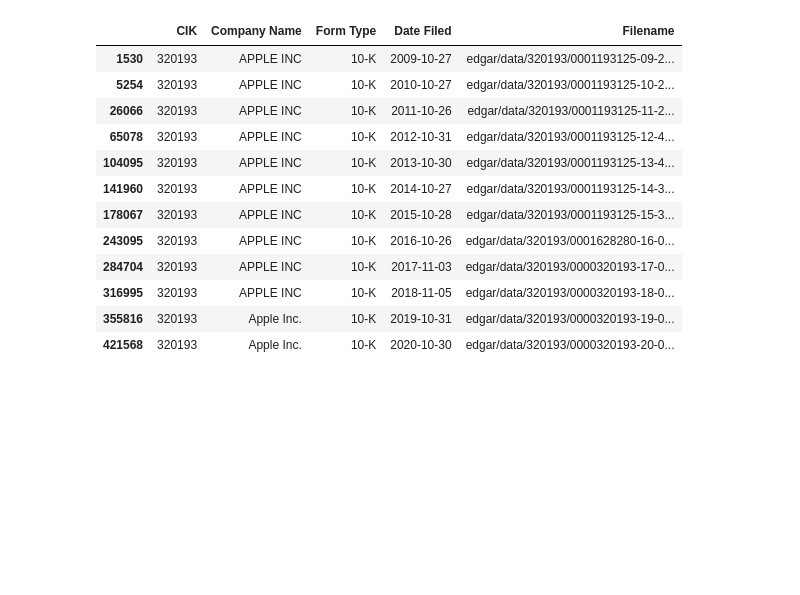
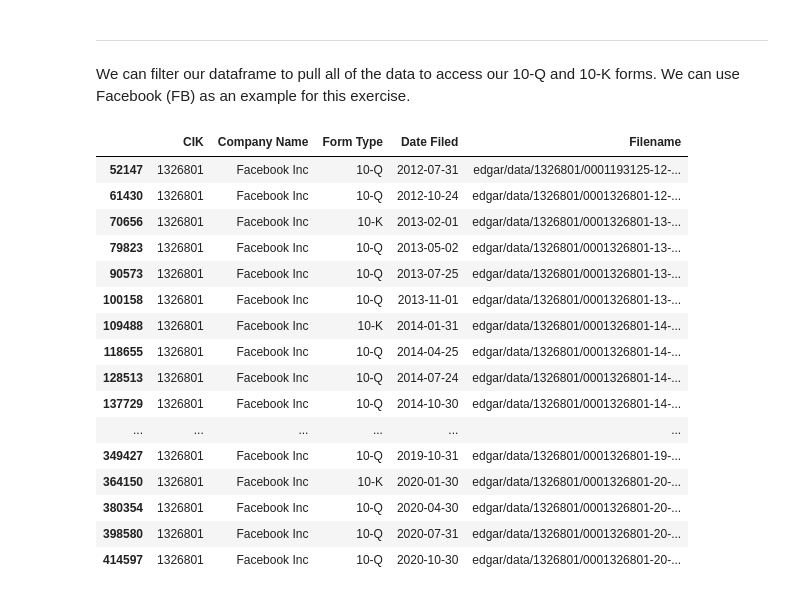
Before and after one commit to MichaelHotaling/DSC-Classes, a Jupyter notebook: DSC540/Finals/DSC540 Final.ipynb, the cells around one changed output. Drawn from its saved outputs; the diff is of its cells as text; code cells hidden in the pictures; blank space fills up the shorter version.

Commit message:
Parsing Data from EDGAR

```diff
--- a/DSC540/Finals/DSC540 Final.ipynb
+++ b/DSC540/Finals/DSC540 Final.ipynb
@@ -57,18 +132,27 @@ for i in range(2000,2021):
+# %% [markdown]
+---
+
+We can filter our dataframe to pull all of the data to access our 10-Q and 10-K forms. We can use Facebook (FB) as an example for this exercise.
 # %%
-desired_ticker = "AAPL"
+desired_ticker = "FB"
 
-super_frame[(super_frame['Form Type'] == "10-K") & (super_frame['CIK'] == ticker_to_cik(desired_ticker))]
+super_frame[((super_frame['Form Type'] == "10-K")|(super_frame['Form Type'] == "10-Q")) &
+            (super_frame['CIK'] == ticker_to_cik(desired_ticker))]
 # %% [output]
 |  | CIK | Company Name | Form Type | Date Filed | Filename |
-| 1530 | 320193 | APPLE INC | 10-K | 2009-10-27 | edgar/data/320193/0001193125-09-2... |
-| 5254 | 320193 | APPLE INC | 10-K | 2010-10-27 | edgar/data/320193/0001193125-10-2... |
-| 26066 | 320193 | APPLE INC | 10-K | 2011-10-26 | edgar/data/320193/0001193125-11-2... |
-| 65078 | 320193 | APPLE INC | 10-K | 2012-10-31 | edgar/data/320193/0001193125-12-4... |
-| 104095 | 320193 | APPLE INC | 10-K | 2013-10-30 | edgar/data/320193/0001193125-13-4... |
-| 141960 | 320193 | APPLE INC | 10-K | 2014-10-27 | edgar/data/320193/0001193125-14-3... |
-| 178067 | 320193 | APPLE INC | 10-K | 2015-10-28 | edgar/data/320193/0001193125-15-3... |
-| 243095 | 320193 | APPLE INC | 10-K | 2016-10-26 | edgar/data/320193/0001628280-16-0... |
-| 284704 | 320193 | APPLE INC | 10-K | 2017-11-03 | edgar/data/320193/0000320193-17-0... |
-| 316995 | 320193 | APPLE INC | 10-K | 2018-11-05 | edgar/data/320193/0000320193-18-0... |
-| 355816 | 320193 | Apple Inc. | 10-K | 2019-10-31 | edgar/data/320193/0000320193-19-0... |
-| 421568 | 320193 | Apple Inc. | 10-K | 2020-10-30 | edgar/data/320193/0000320193-20-0... |
+| 52147 | 1326801 | Facebook Inc | 10-Q | 2012-07-31 | edgar/data/1326801/0001193125-12-... |
+| 61430 | 1326801 | Facebook Inc | 10-Q | 2012-10-24 | edgar/data/1326801/0001326801-12-... |
+| 70656 | 1326801 | Facebook Inc | 10-K | 2013-02-01 | edgar/data/1326801/0001326801-13-... |
+| 79823 | 1326801 | Facebook Inc | 10-Q | 2013-05-02 | edgar/data/1326801/0001326801-13-... |
+| 90573 | 1326801 | Facebook Inc | 10-Q | 2013-07-25 | edgar/data/1326801/0001326801-13-... |
+| 100158 | 1326801 | Facebook Inc | 10-Q | 2013-11-01 | edgar/data/1326801/0001326801-13-... |
+| 109488 | 1326801 | Facebook Inc | 10-K | 2014-01-31 | edgar/data/1326801/0001326801-14-... |
+| 118655 | 1326801 | Facebook Inc | 10-Q | 2014-04-25 | edgar/data/1326801/0001326801-14-... |
+| 128513 | 1326801 | Facebook Inc | 10-Q | 2014-07-24 | edgar/data/1326801/0001326801-14-... |
+| 137729 | 1326801 | Facebook Inc | 10-Q | 2014-10-30 | edgar/data/1326801/0001326801-14-... |
+| ... | ... | ... | ... | ... | ... |
+| 349427 | 1326801 | Facebook Inc | 10-Q | 2019-10-31 | edgar/data/1326801/0001326801-19-... |
+| 364150 | 1326801 | Facebook Inc | 10-K | 2020-01-30 | edgar/data/1326801/0001326801-20-... |
+| 380354 | 1326801 | Facebook Inc | 10-Q | 2020-04-30 | edgar/data/1326801/0001326801-20-... |
+| 398580 | 1326801 | Facebook Inc | 10-Q | 2020-07-31 | edgar/data/1326801/0001326801-20-... |
+| 414597 | 1326801 | Facebook Inc | 10-Q | 2020-10-30 | edgar/data/1326801/0001326801-20-... |
```
Also changed, not shown: parts of 34 cells of this notebook.
